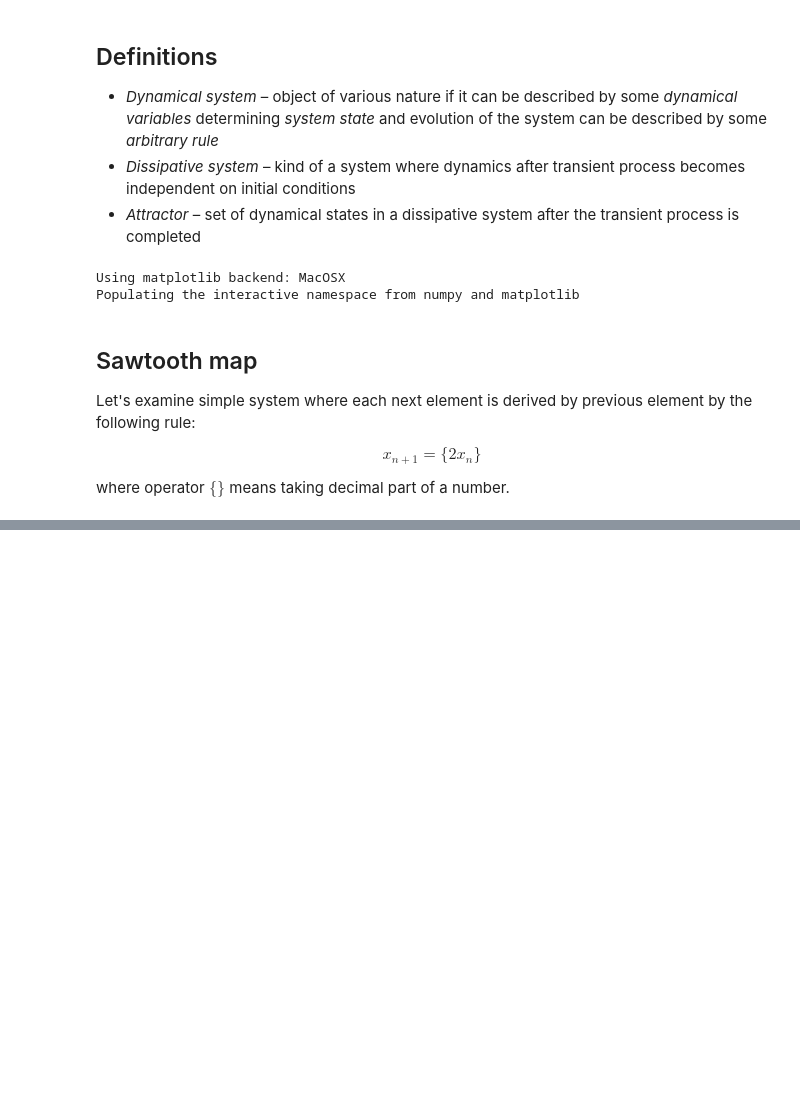
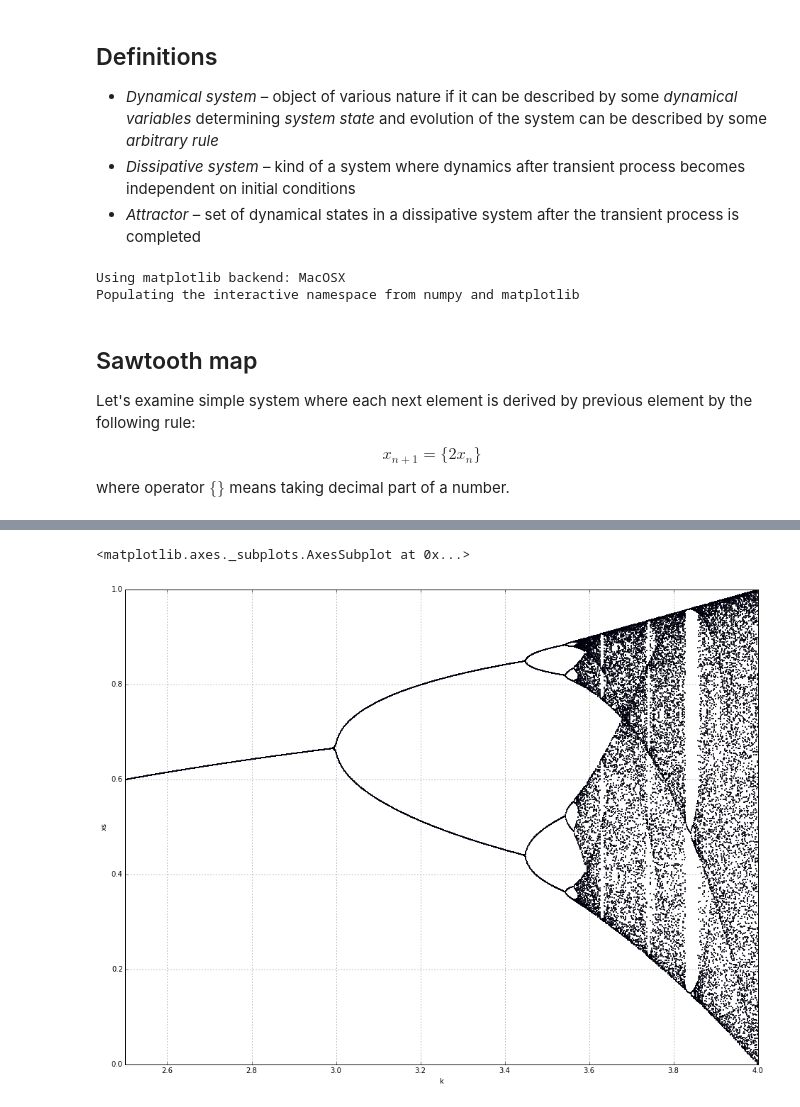
Before and after one commit to schmooser/physics, a Jupyter notebook: Dynamical chaos.ipynb, the cells around one changed output, grey strips where cells are left out. Drawn from its saved outputs; the diff is of its cells as text; code cells hidden in the pictures; blank space fills up the shorter version.

```diff
--- a/Dynamical chaos.ipynb
+++ b/Dynamical chaos.ipynb
@@ -129,0 +157,13 @@ df[ks[3]].plot(style='o', ax=axes[1,1], xlim=[-0.5, 10.5]); axes[1,1].set_title(
+# %%
+# let's plot the bifurcation diagram
+
+dots = []
+for k in linspace(2.5, 4, 0.001):
+    for dot in set(take(iterator(lambda x: logistic(k, x), x0=0.5), n=50, skip=500)):
+        dots.append((k, dot))
+
+df = pd.DataFrame(dots, columns=('k', 'xs'))
+df.plot(x='k', y='xs', kind='scatter', style='.', figsize=(16,12), s=1, xlim=[2.5,4], ylim=[0,1])
+# %% [output]
+<matplotlib.axes._subplots.AxesSubplot at 0x...>
+[figure, added]
```
Also changed, not shown: parts of 13 cells of this notebook.
